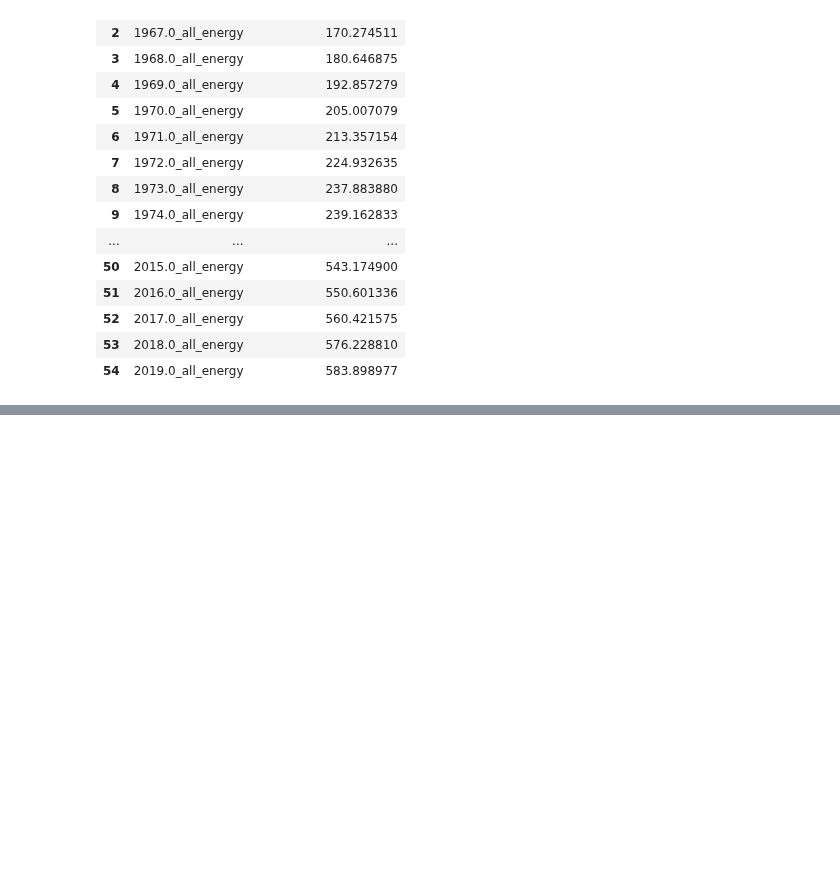
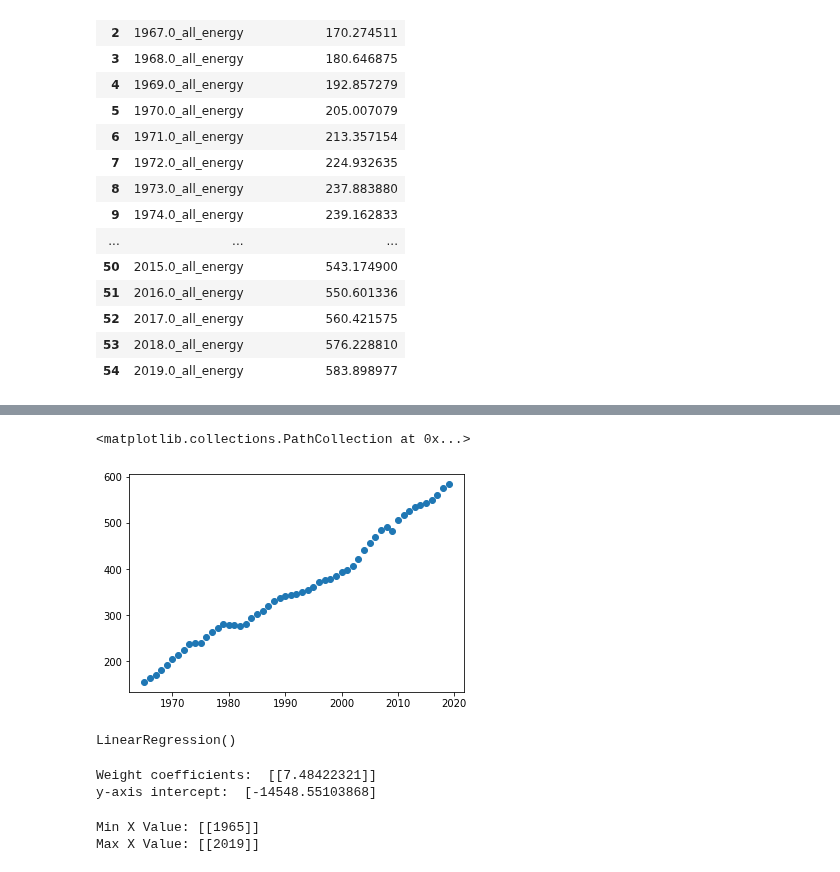
Before and after one commit to yuyhong23/One-Hot_Future, a Jupyter notebook: ml_data_adjustment.ipynb, the cells around one changed output, grey strips where cells are left out. Saved outputs shown, nothing was run; the diff lists cells and outputs as text; code cells hidden in the pictures; blank space fills up the shorter version.

Commit message:
Test run on predicting based on machine learning trained model.

```diff
--- a/ml_data_adjustment.ipynb
+++ b/ml_data_adjustment.ipynb
@@ -52,3 +55,7 @@ year1965T
 | 52 | 2017.0_all_energy | 560.421575 |
 | 53 | 2018.0_all_energy | 576.228810 |
 | 54 | 2019.0_all_energy | 583.898977 |
+# %%
+col = year1965T['year']
+col_split =[x.split('.') for x in col]
+split_df = pd.DataFrame(col_split)
@@ -54,0 +82,3 @@ year1965T
+# %%
+year1965T[['years']]=split_df.iloc[:,0]
+year1965T
@@ -54,0 +103,8 @@ year1965T
+# %%
+year1965T[['years']]=pd.to_numeric(year1965T['years'])
+# %%
+X = year1965T.years.values.reshape(-1, 1)
+y = year1965T.energy_consumption.values.reshape(-1, 1)
+
+print("Shape: ", X.shape, y.shape)
+X
@@ -54,0 +130,5 @@ year1965T
+# %%
+plt.scatter(X, y)
+# %% [output]
+<matplotlib.collections.PathCollection at 0x...>
+[figure, added]
@@ -54,0 +140,25 @@ year1965T
+# %%
+# Fit the model to the data.
+# Note: This is the training step where you fit the line to the data.
+model.fit(X, y)
+# %% [output]
+LinearRegression()
+# %%
+# Print the coefficient and the intercept for the model
+print('Weight coefficients: ', model.coef_)
+print('y-axis intercept: ', model.intercept_)
+# %% [output]
+Weight coefficients:  [[7.48422321]]
+y-axis intercept:  [-14548.55103868]
+# %%
+# Note: we have to transform our min and max values
+# so they are in the format: array([[ 1.17]])
+# This is the required format for `model.predict()`
+
+x_min = np.array([[X.min()]])
+x_max = np.array([[X.max()]])
+print(f"Min X Value: {x_min}")
+print(f"Max X Value: {x_max}")
+# %% [output]
+Min X Value: [[1965]]
+Max X Value: [[2019]]
```
Also changed, not shown: parts of 8 cells of this notebook.
